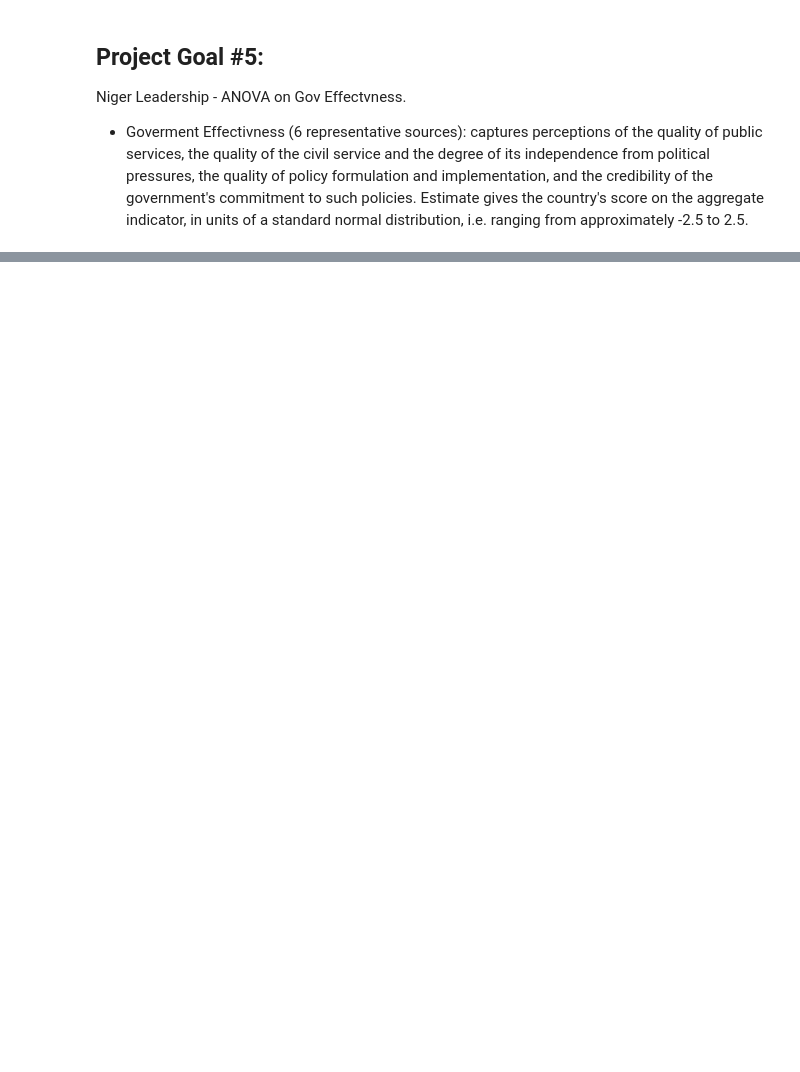
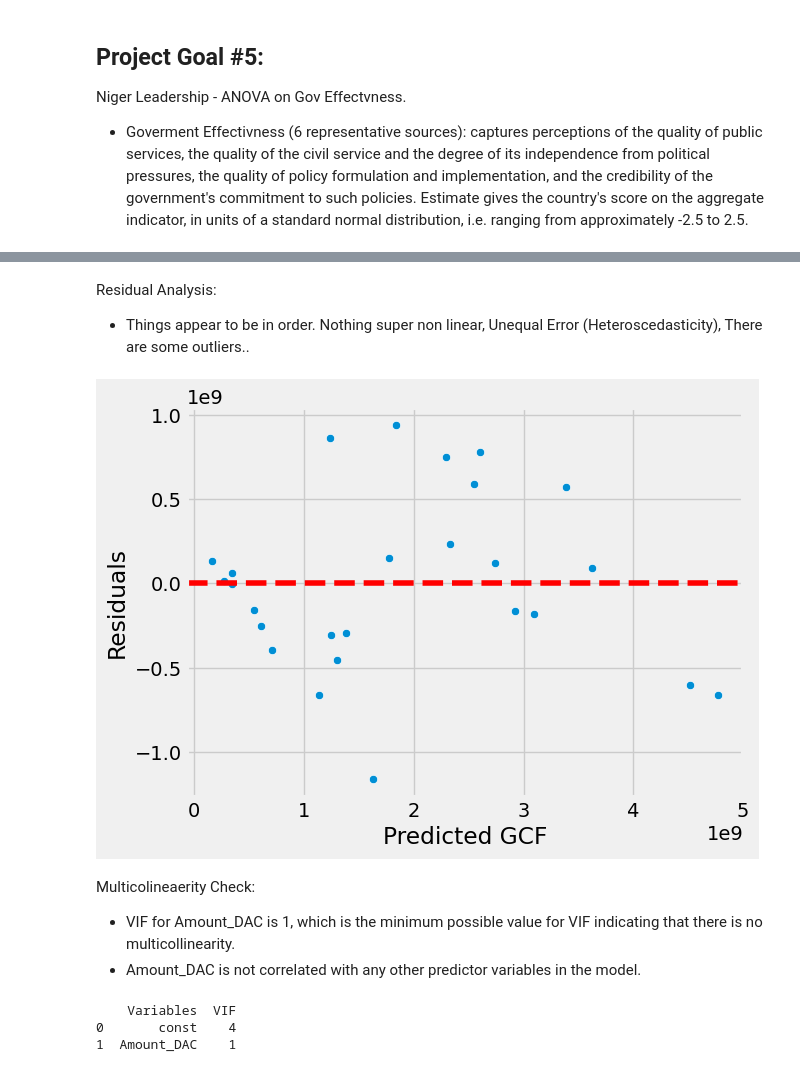
Before and after one commit to joelphimes/Niger-Political-Shift-Examination, a Jupyter notebook: notebooks/work.ipynb, the cells around one changed output, grey strips where cells are left out. Saved outputs shown, nothing was run; the diff lists cells and outputs as text; code cells hidden in the pictures; blank space fills up the shorter version.

```diff
--- a/notebooks/work.ipynb
+++ b/notebooks/work.ipynb
@@ -597,0 +888,39 @@ Linear Model (1, 2, or 3)
+# %% [markdown]
+Residual Analysis:
+
+- Things appear to be in order. Nothing super non linear, Unequal Error (Heteroscedasticity), There are some outliers..
+# %%
+# https://towardsdatascience.com/how-to-use-residual-plots-for-regression-model-validation-c3c70e8ab378
+X = sm.add_constant(merged_data['Amount_DAC'])
+Y = merged_data['Amount_GCF']
+lm = sm.OLS(Y, X).fit()
+
+# https://stackoverflow.com/questions/13218461/predicting-values-using-an-ols-model-with-statsmodels
+merged_data['predicted_GCF'] = lm.predict(sm.add_constant(merged_data['Amount_DAC']))
+merged_data['residuals'] = merged_data['Amount_GCF'] - merged_data['predicted_GCF']
+
+# needed to add that redline, just like we did in our exercises.
+sns.scatterplot(x='predicted_GCF', y='residuals', data=merged_data)
+plt.xlabel('Predicted GCF')
+plt.ylabel('Residuals')
+plt.axhline(y=0, color='r', linestyle='--')
+plt.show()
+# %% [output]
+[figure, added]
+# %% [markdown]
+Multicolineaerity Check:
+
+- VIF for Amount_DAC is 1, which is the minimum possible value for VIF indicating that there is no multicollinearity.
+- Amount_DAC is not correlated with any other predictor variables in the model.
+# %%
+# https://www.geeksforgeeks.org/detecting-multicollinearity-with-vif-python/
+# https://towardsdatascience.com/targeting-multicollinearity-with-python-3bd3b4088d0b
+X = sm.add_constant(X)
+v = pd.DataFrame()
+v['Variables'] = X.columns
+v['VIF'] = [variance_inflation_factor(X.values, i) for i in range(X.shape[1])]
+print(v)
+# %% [output]
+    Variables  VIF
+0       const    4
+1  Amount_DAC    1
```
Also changed, not shown: parts of 27 cells of this notebook, 1 other file.
